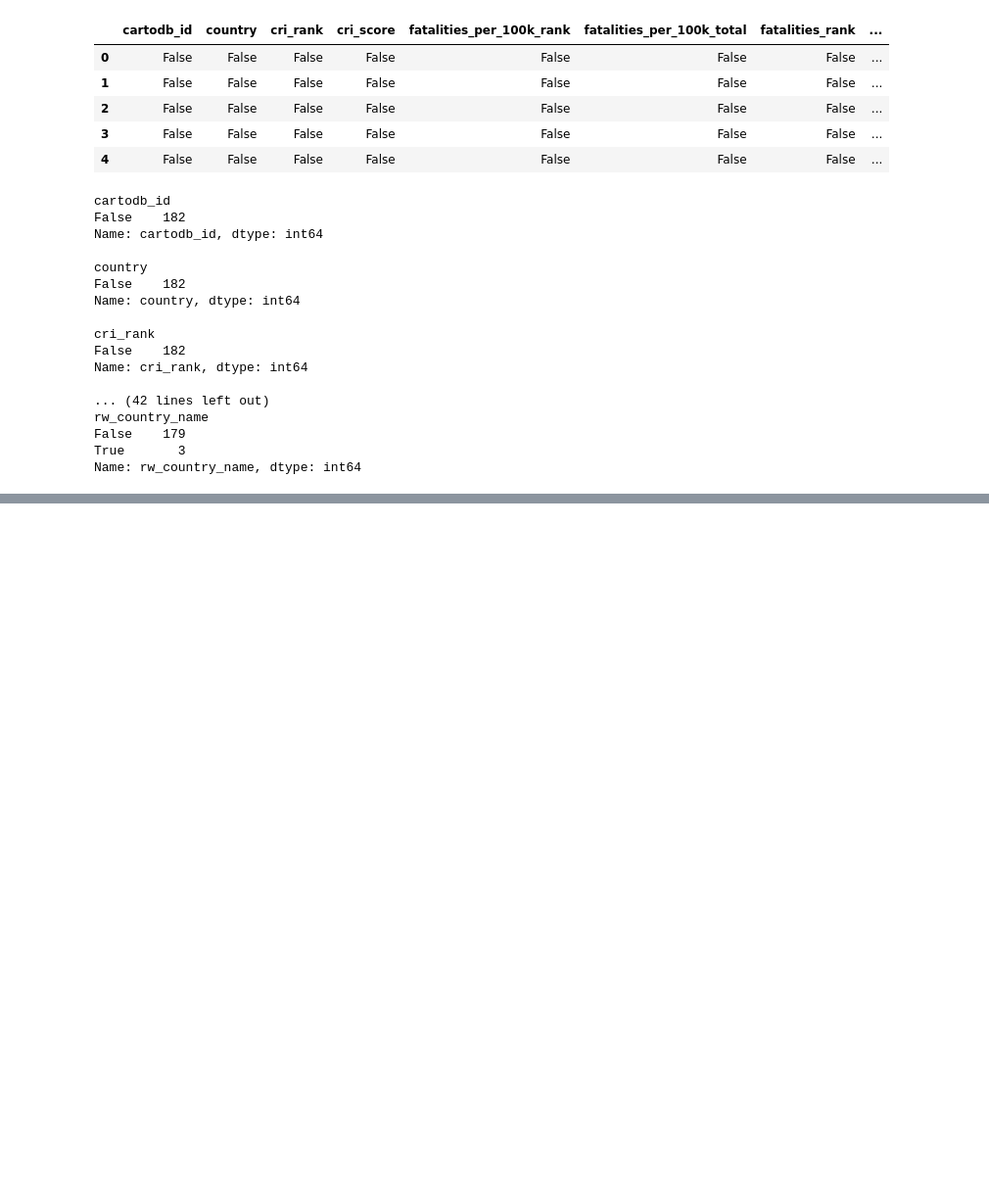
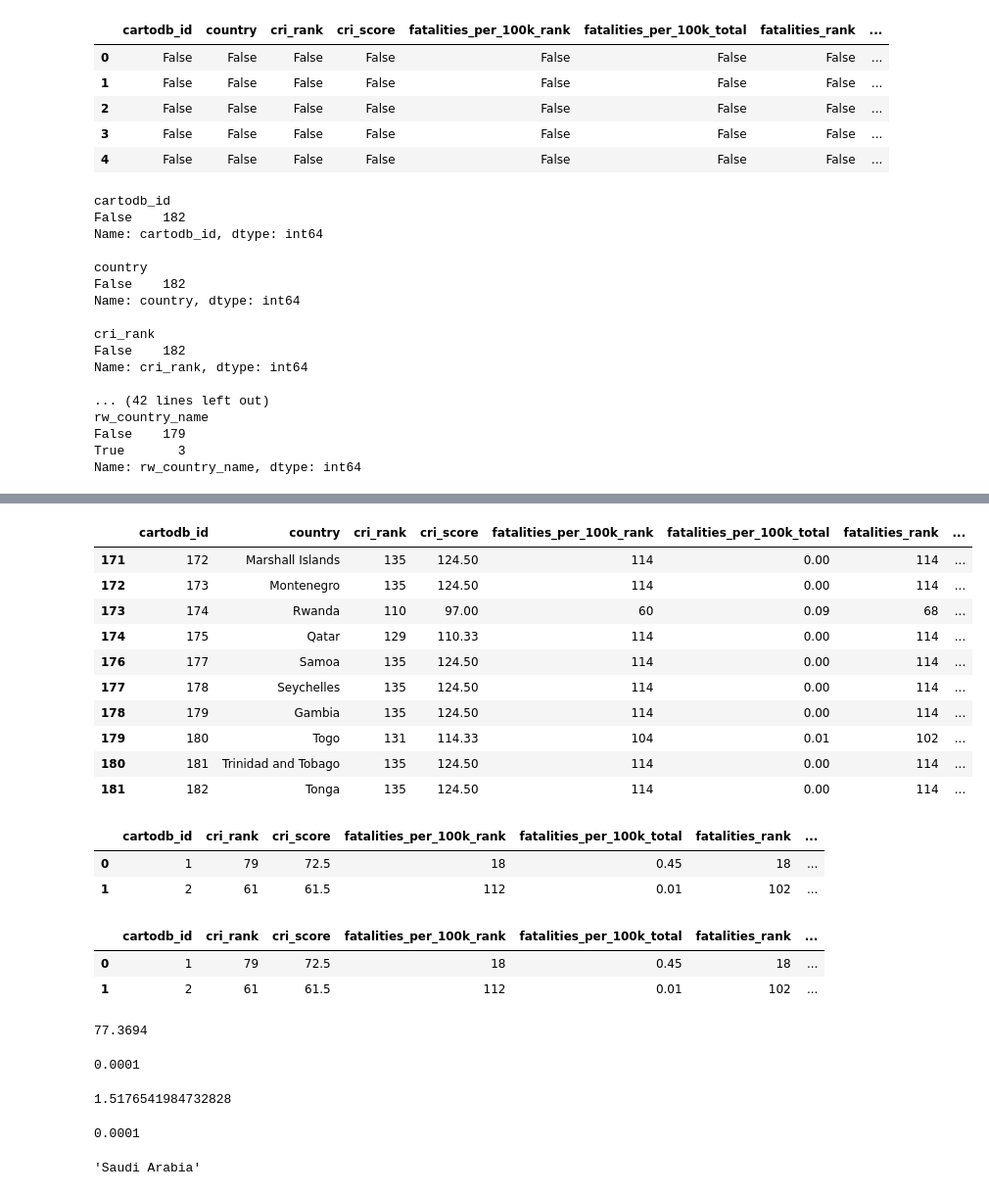
Before and after one commit to tahmee/SVC-Premiere-Project, a Jupyter notebook: SVC project.ipynb, the cells around one changed output, grey strips where cells are left out. Shown: that part at 98% size. Cells and saved outputs as stored; diff of their text form; code cells hidden in the pictures; blank space fills up the shorter version.

```diff
--- a/SVC project.ipynb
+++ b/SVC project.ipynb
@@ -127,0 +228,50 @@ Name: rw_country_name, dtype: int64
+# %%
+df.tail(10)
+# %% [output]
+|  | cartodb_id | country | cri_rank | cri_score | fatalities_per_100k_rank | fatalities_per_100k_total | fatalities_rank | ... |
+| 171 | 172 | Marshall Islands | 135 | 124.50 | 114 | 0.00 | 114 | ... |
+| 172 | 173 | Montenegro | 135 | 124.50 | 114 | 0.00 | 114 | ... |
+| 173 | 174 | Rwanda | 110 | 97.00 | 60 | 0.09 | 68 | ... |
+| 174 | 175 | Qatar | 129 | 110.33 | 114 | 0.00 | 114 | ... |
+| 176 | 177 | Samoa | 135 | 124.50 | 114 | 0.00 | 114 | ... |
+| 177 | 178 | Seychelles | 135 | 124.50 | 114 | 0.00 | 114 | ... |
+| 178 | 179 | Gambia | 135 | 124.50 | 114 | 0.00 | 114 | ... |
+| 179 | 180 | Togo | 131 | 114.33 | 104 | 0.01 | 102 | ... |
+| 180 | 181 | Trinidad and Tobago | 135 | 124.50 | 114 | 0.00 | 114 | ... |
+| 181 | 182 | Tonga | 135 | 124.50 | 114 | 0.00 | 114 | ... |
+# %%
+#drop country column because same data is entered for rw_country_name
+df.drop('country', axis = 1, inplace =True)
+df.head(2)
+# %% [output]
+|  | cartodb_id | cri_rank | cri_score | fatalities_per_100k_rank | fatalities_per_100k_total | fatalities_rank | ... |
+| 0 | 1 | 79 | 72.5 | 18 | 0.45 | 18 | ... |
+| 1 | 2 | 61 | 61.5 | 112 | 0.01 | 102 | ... |
+# %%
+#rename country code and country name columns
+df.rename(columns = {'rw_country_code':'country_code', 'rw_country_name':'country'}, inplace =True)
+df.head(2)
+# %% [output]
+|  | cartodb_id | cri_rank | cri_score | fatalities_per_100k_rank | fatalities_per_100k_total | fatalities_rank | ... |
+| 0 | 1 | 79 | 72.5 | 18 | 0.45 | 18 | ... |
+| 1 | 2 | 61 | 61.5 | 112 | 0.01 | 102 | ... |
+# %%
+df['losses_per_gdp__total'].max()
+# %% [output]
+77.3694
+# %%
+df['losses_per_gdp__total'].min()
+# %% [output]
+0.0001
+# %%
+df['losses_per_gdp__total'].mean()
+# %% [output]
+1.5176541984732828
+# %%
+df['losses_per_gdp__total'].value_counts().idxmax()
+# %% [output]
+0.0001
+# %%
+df['country'].value_counts().idxmax()
+# %% [output]
+'Saudi Arabia'
```
Also changed, not shown: parts of 18 cells of this notebook.
